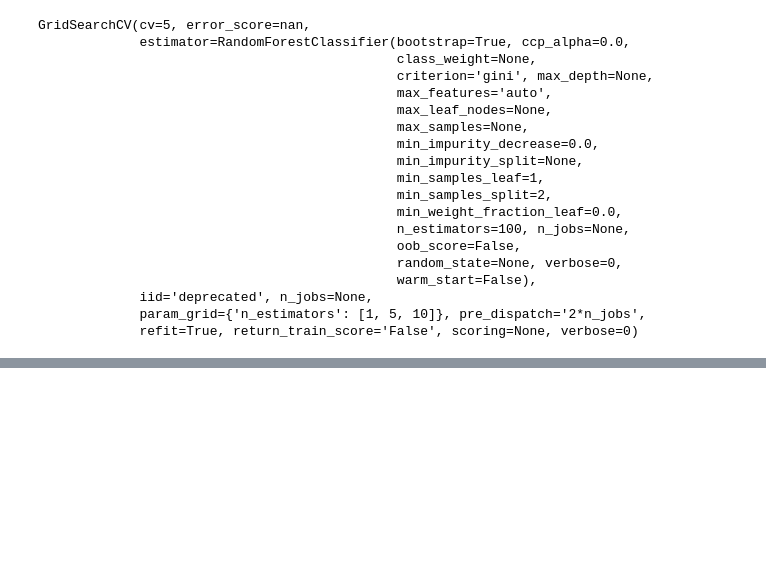
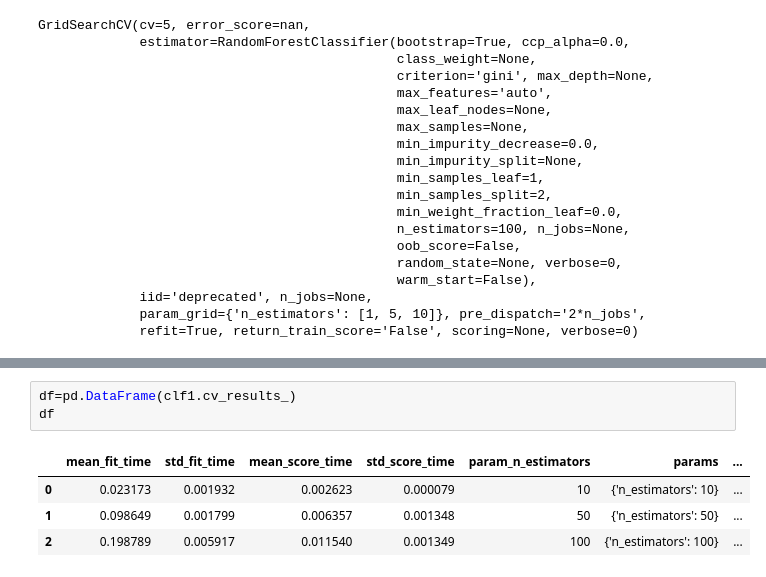
Before and after one commit to Tanmay2262/HyperParameter-Tuning, a Jupyter notebook: Hyperparameter_tuning .ipynb, the cells around one changed output, grey strips where cells are left out. Drawn from its saved outputs; the diff is of its cells as text; blank space fills up the shorter version.

```diff
--- a/Hyperparameter_tuning .ipynb
+++ b/Hyperparameter_tuning .ipynb
@@ -192,0 +291,8 @@ df[['params','mean_test_score']]
+# %%
+df=pd.DataFrame(clf1.cv_results_)
+df
+# %% [output]
+|  | mean_fit_time | std_fit_time | mean_score_time | std_score_time | param_n_estimators | params | ... |
+| 0 | 0.023173 | 0.001932 | 0.002623 | 0.000079 | 10 | {'n_estimators': 10} | ... |
+| 1 | 0.098649 | 0.001799 | 0.006357 | 0.001348 | 50 | {'n_estimators': 50} | ... |
+| 2 | 0.198789 | 0.005917 | 0.011540 | 0.001349 | 100 | {'n_estimators': 100} | ... |
```
Also changed, not shown: parts of 18 cells of this notebook.
